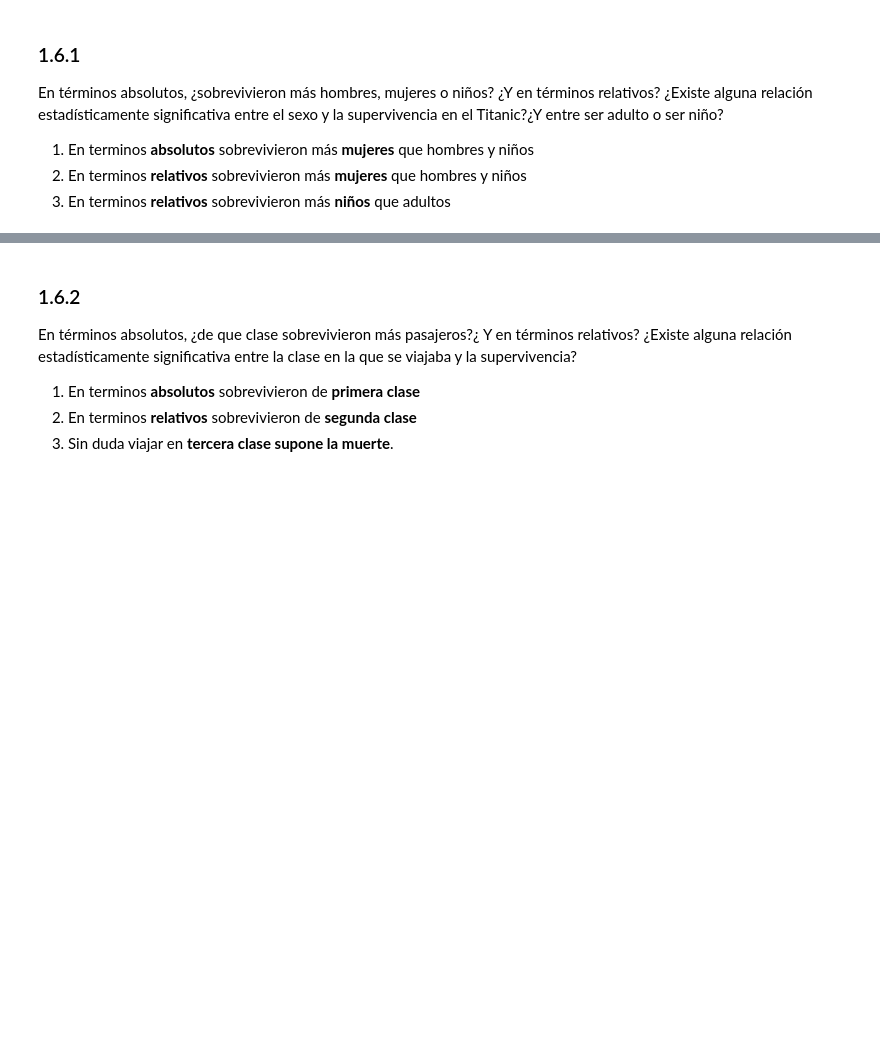
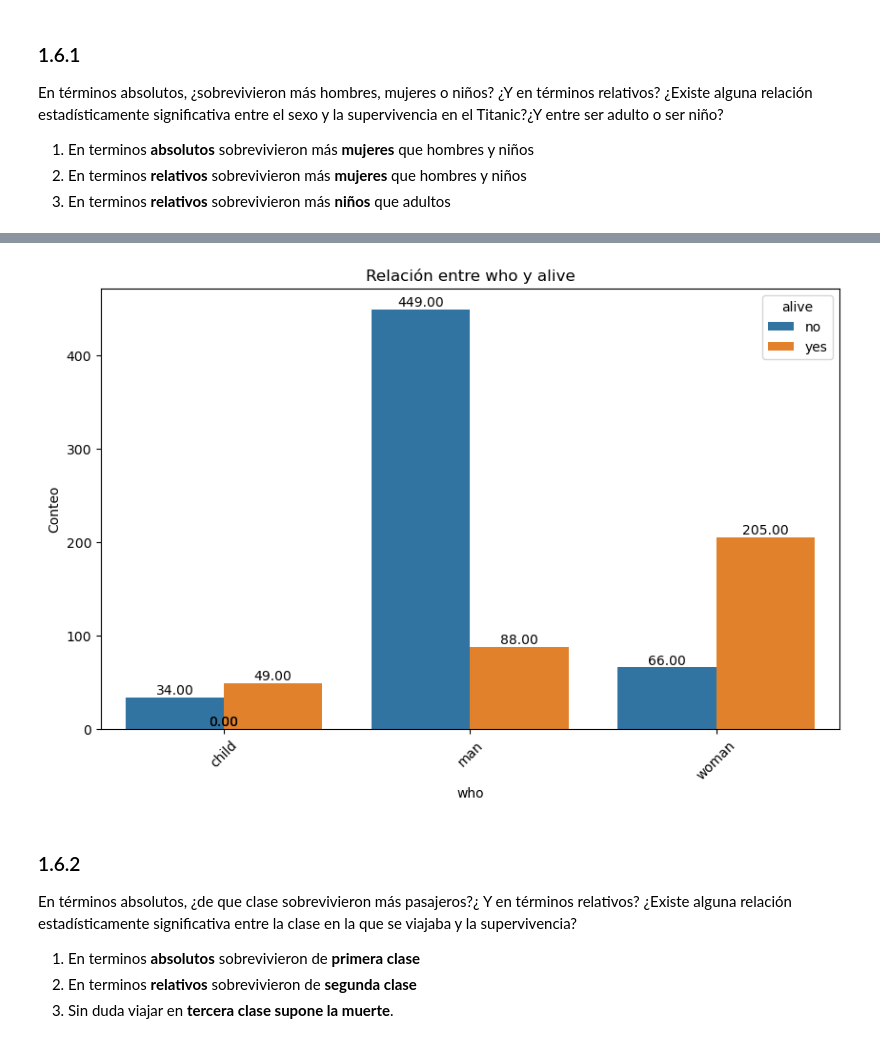
Before and after one commit to danilaviaart-lgtm/ds_curso, a Jupyter notebook: 2-Analytics/7-Mates para DS/Ejercicios/Practica_Multivariante.ipynb, the cells around one changed output, grey strips where cells are left out. Saved outputs shown, nothing was run; the diff lists cells and outputs as text; code cells hidden in the pictures; blank space fills up the shorter version.

```diff
--- a/2-Analytics/7-Mates para DS/Ejercicios/Practica_Multivariante.ipynb
+++ b/2-Analytics/7-Mates para DS/Ejercicios/Practica_Multivariante.ipynb
@@ -167,3 +159,7 @@ plt.show()
+# %%
+plot_categorical_relationship_fin(dt, "who","alive", show_values= True)
+# %% [output]
+[figure, added]
 # %% [markdown]
 ### 1.6.2
 En términos absolutos, ¿de que clase sobrevivieron más pasajeros?¿ Y en términos relativos? ¿Existe alguna relación estadísticamente significativa entre la clase en la que se viajaba y la supervivencia?
```
Also changed, not shown: parts of 3 cells of this notebook, 6 other files.
